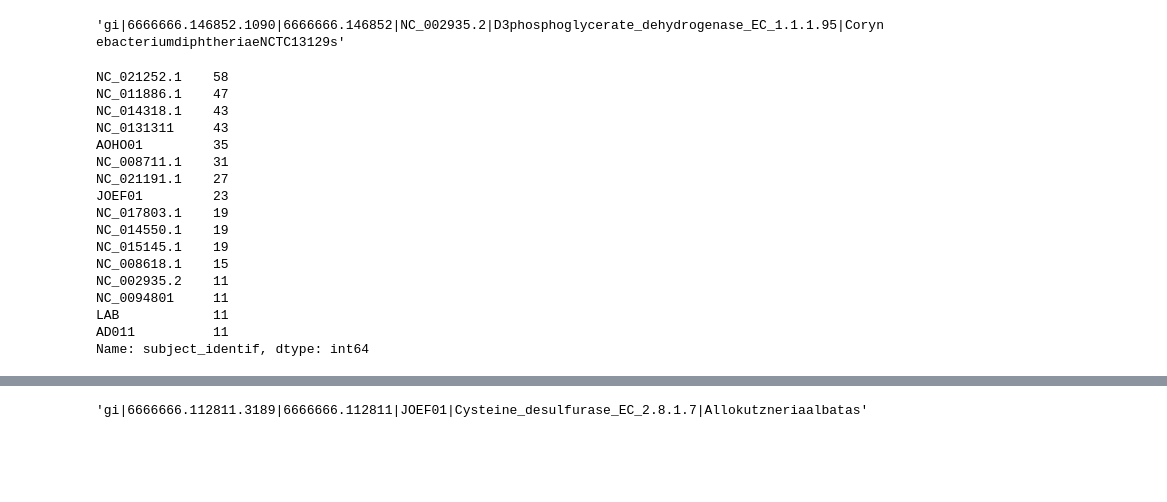
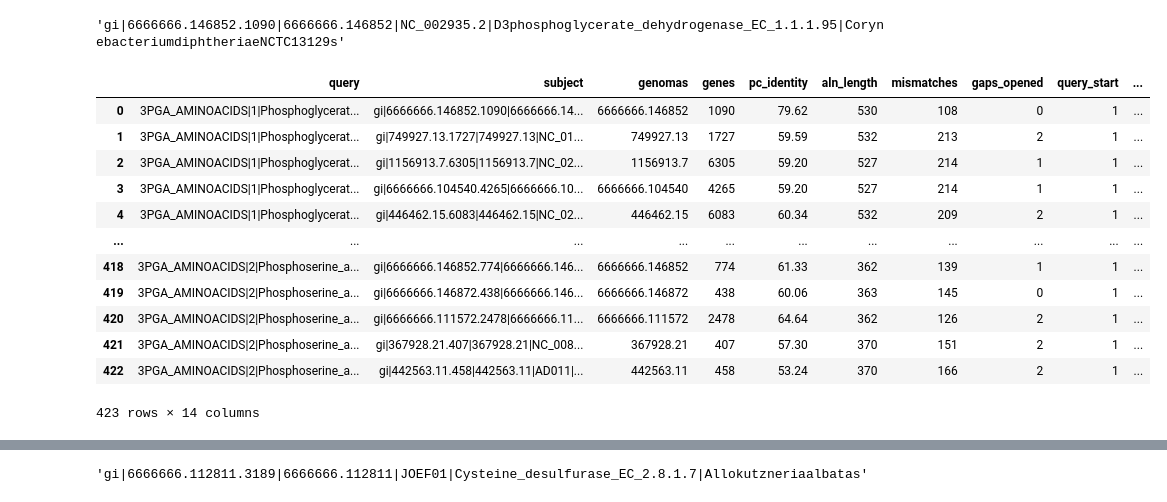
Before and after one commit to CsarMijangos/CsarPos, a Jupyter notebook: Jupyter_notebooks/Obtener_Exp_Fam.ipynb, the cells around one changed output, grey strips where cells are left out. Drawn from its saved outputs; the diff is of its cells as text; code cells hidden in the pictures; blank space fills up the shorter version.

```diff
--- a/Jupyter_notebooks/Obtener_Exp_Fam.ipynb
+++ b/Jupyter_notebooks/Obtener_Exp_Fam.ipynb
@@ -46,30 +49,38 @@ df1["subject"][0]
 'gi|6666666.146852.1090|6666666.146852|NC_002935.2|D3phosphoglycerate_dehydrogenase_EC_1.1.1.95|CorynebacteriumdiphtheriaeNCTC13129s'
 # %%
 def extract_GenomeIdent(data):
-    Identificadores = []
+    genomas = []
+    genes = []
     for x in data.subject:
-        identificador = x.split("|")[3]
-        Identificadores.append(identificador)
-    data["subject_identif"] = Identificadores
+        x_string = x.split("|")[1]
+        x_gi = x_string.split(".")[0]+"."+ x_string.split(".")[1]
+        x_gen = x_string.split(".")[2]
+        genomas.append(x_gi)
+        genes.append(x_gen)
+
+    data["genomas"] = genomas
+    data["genes"] = genes
+    data = pd.DataFrame.reindex(data, columns = ['query','subject', "genomas", "genes",
+           'pc_identity', 'aln_length', 'mismatches', 'gaps_opened',
+           'query_start', 'query_end', 'subject_start', 'subject_end',
+           'e_value', 'bitscore'])
     return data
-extract_GenomeIdent(df1)
+
+df1 = extract_GenomeIdent(df1)
+df1
 #df1["subject_identif"][df1["subject_identif"]=="JOEF01"]
-df1["subject_identif"].value_counts()
+#df1["subject_identif"].value_counts()
 # %% [output]
+|  | query | subject | genomas | genes | pc_identity | aln_length | mismatches | gaps_opened | query_start | ... |
+| 0 | 3PGA_AMINOACIDS|1|Phosphoglycerat... | gi|6666666.146852.1090|6666666.14... | 6666666.146852 | 1090 | 79.62 | 530 | 108 | 0 | 1 | ... |
+| 1 | 3PGA_AMINOACIDS|1|Phosphoglycerat... | gi|749927.13.1727|749927.13|NC_01... | 749927.13 | 1727 | 59.59 | 532 | 213 | 2 | 1 | ... |
+| 2 | 3PGA_AMINOACIDS|1|Phosphoglycerat... | gi|1156913.7.6305|1156913.7|NC_02... | 1156913.7 | 6305 | 59.20 | 527 | 214 | 1 | 1 | ... |
+| 3 | 3PGA_AMINOACIDS|1|Phosphoglycerat... | gi|6666666.104540.4265|6666666.10... | 6666666.104540 | 4265 | 59.20 | 527 | 214 | 1 | 1 | ... |
+| 4 | 3PGA_AMINOACIDS|1|Phosphoglycerat... | gi|446462.15.6083|446462.15|NC_02... | 446462.15 | 6083 | 60.34 | 532 | 209 | 2 | 1 | ... |
+| ... | ... | ... | ... | ... | ... | ... | ... | ... | ... | ... |
+| 418 | 3PGA_AMINOACIDS|2|Phosphoserine_a... | gi|6666666.146852.774|6666666.146... | 6666666.146852 | 774 | 61.33 | 362 | 139 | 1 | 1 | ... |
+| 419 | 3PGA_AMINOACIDS|2|Phosphoserine_a... | gi|6666666.146872.438|6666666.146... | 6666666.146872 | 438 | 60.06 | 363 | 145 | 0 | 1 | ... |
+| 420 | 3PGA_AMINOACIDS|2|Phosphoserine_a... | gi|6666666.111572.2478|6666666.11... | 6666666.111572 | 2478 | 64.64 | 362 | 126 | 2 | 1 | ... |
+| 421 | 3PGA_AMINOACIDS|2|Phosphoserine_a... | gi|367928.21.407|367928.21|NC_008... | 367928.21 | 407 | 57.30 | 370 | 151 | 2 | 1 | ... |
+| 422 | 3PGA_AMINOACIDS|2|Phosphoserine_a... | gi|442563.11.458|442563.11|AD011|... | 442563.11 | 458 | 53.24 | 370 | 166 | 2 | 1 | ... |
-NC_021252.1    58
-NC_011886.1    47
-NC_014318.1    43
-NC_0131311     43
-AOHO01         35
-NC_008711.1    31
-NC_021191.1    27
-JOEF01         23
-NC_017803.1    19
-NC_014550.1    19
-NC_015145.1    19
-NC_008618.1    15
-NC_002935.2    11
-NC_0094801     11
-LAB            11
-AD011          11
-Name: subject_identif, dtype: int64
+423 rows × 14 columns
```
Also changed, not shown: parts of 20 cells of this notebook, 8 other files.
